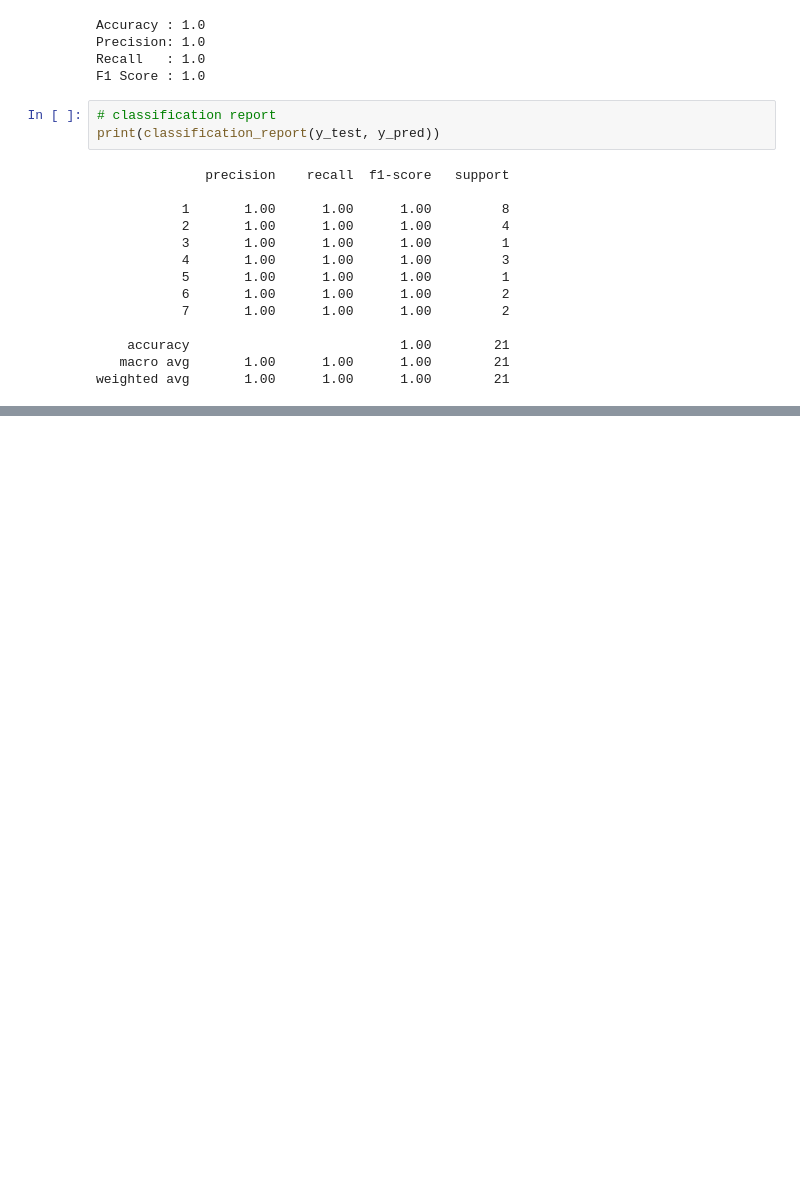
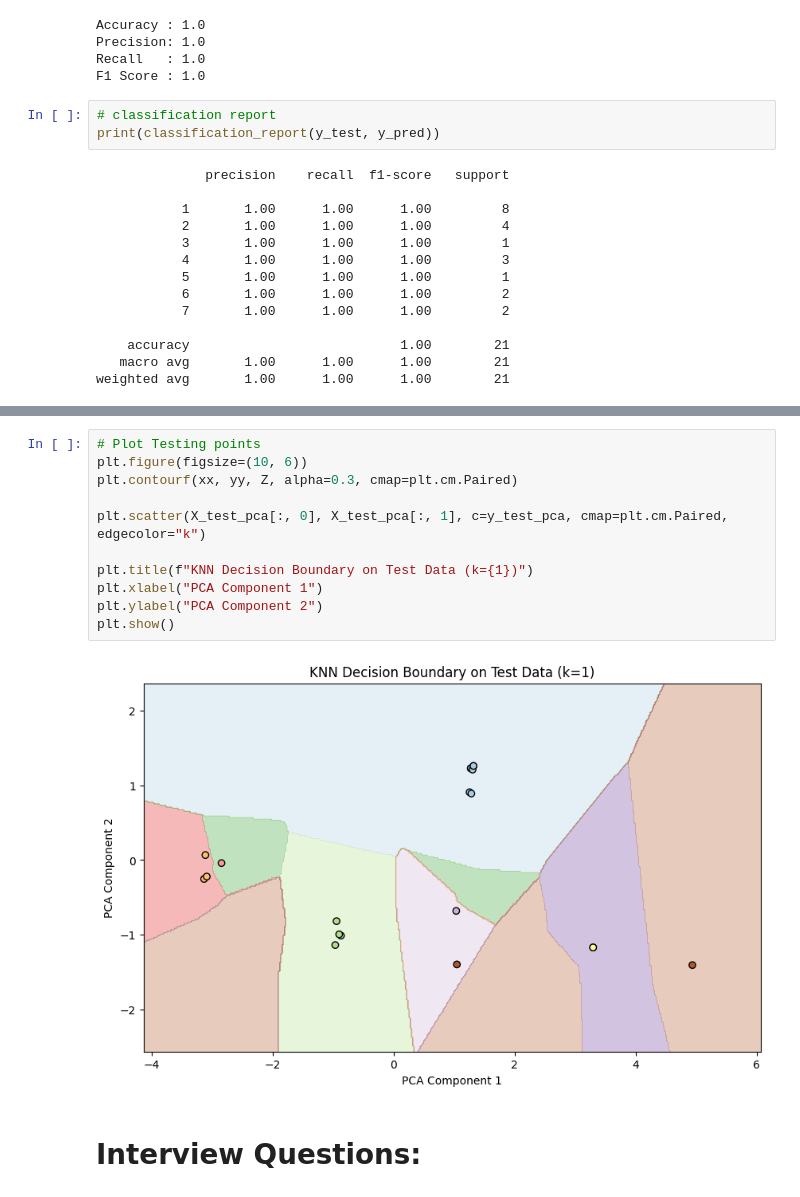
Before and after one commit to omkargutal/Data_Science-ML-Projects-Topicwise-, a Jupyter notebook: KNN/KNN.ipynb, the cells around one changed output, grey strips where cells are left out. Drawn from its saved outputs; the diff is of its cells as text; blank space fills up the shorter version.

```diff
--- a/KNN/KNN.ipynb
+++ b/KNN/KNN.ipynb
@@ -286,0 +348,15 @@ The decision boundaries of the classifier.
+# %%
+# Plot Testing points
+plt.figure(figsize=(10, 6))
+plt.contourf(xx, yy, Z, alpha=0.3, cmap=plt.cm.Paired)
+
+plt.scatter(X_test_pca[:, 0], X_test_pca[:, 1], c=y_test_pca, cmap=plt.cm.Paired, edgecolor="k")
+
+plt.title(f"KNN Decision Boundary on Test Data (k={1})")
+plt.xlabel("PCA Component 1")
+plt.ylabel("PCA Component 2")
+plt.show()
+# %% [output]
+[figure, added]
+# %% [markdown]
+# Interview Questions:
```
Also changed, not shown: parts of 25 cells of this notebook, 26 other files.
